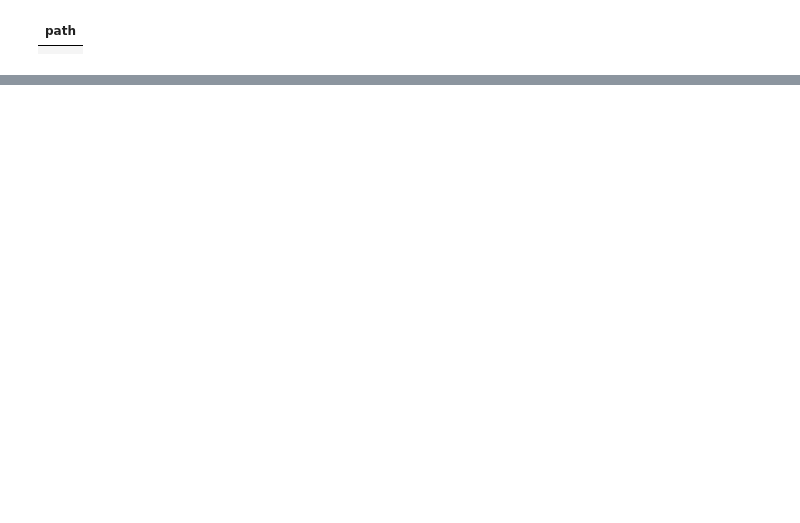
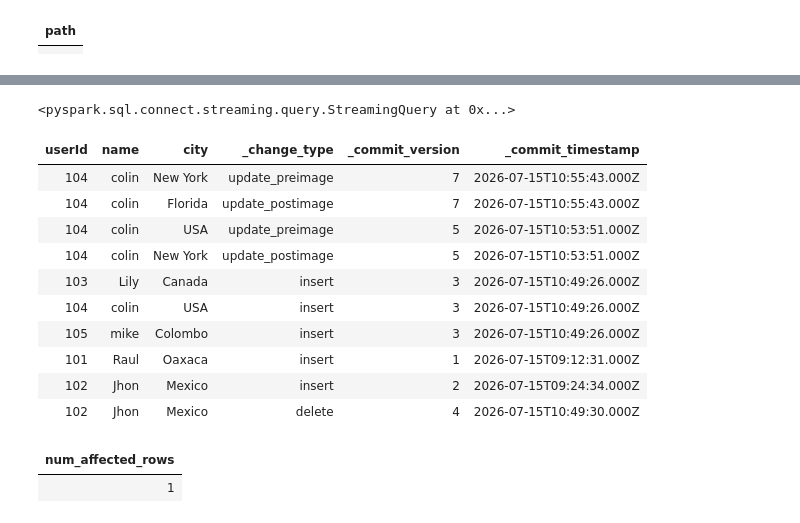
Before and after one commit to Sandutta2020/DataBricks_all, a Jupyter notebook: Implementing_CDF.ipynb, the cells around one changed output, grey strips where cells are left out. Saved outputs shown, nothing was run; the diff lists cells and outputs as text; code cells hidden in the pictures; blank space fills up the shorter version.

```diff
--- a/Implementing_CDF.ipynb
+++ b/Implementing_CDF.ipynb
@@ -355,0 +192,41 @@ select * from customers_updates
+# %%
+"""cdf_df = (spark.readStream
+               .format("delta")
+               .option("readChangeData", True)
+               .option("startingVersion", 5)
+               .table("customer_table"))
+
+display(cdf_df, checkpointLocation = "/Volumes/dbx_catalog/dbx_schema/cdf_checkpoint")"""
+
+spark.\
+    readStream.\
+        option("readChangeFeed", "true").\
+            option("startingVersion", 0).\
+                table("customer_source_table").\
+                    writeStream.\
+                        option("checkpointLocation", "/Volumes/cdc_catalog/cdc_schema/cdc_customer_vol_ckpoint").\
+                            trigger (availableNow=True).\
+                                table("customers_cdf")
+# %% [output]
+<pyspark.sql.connect.streaming.query.StreamingQuery at 0x...>
+# %%
+%sql
+select * from customers_cdf
+# %% [output]
+| userId | name | city | _change_type | _commit_version | _commit_timestamp |
+| 104 | colin | New York | update_preimage | 7 | 2026-07-15T10:55:43.000Z |
+| 104 | colin | Florida | update_postimage | 7 | 2026-07-15T10:55:43.000Z |
+| 104 | colin | USA | update_preimage | 5 | 2026-07-15T10:53:51.000Z |
+| 104 | colin | New York | update_postimage | 5 | 2026-07-15T10:53:51.000Z |
+| 103 | Lily | Canada | insert | 3 | 2026-07-15T10:49:26.000Z |
+| 104 | colin | USA | insert | 3 | 2026-07-15T10:49:26.000Z |
+| 105 | mike | Colombo | insert | 3 | 2026-07-15T10:49:26.000Z |
+| 101 | Raul | Oaxaca | insert | 1 | 2026-07-15T09:12:31.000Z |
+| 102 | Jhon | Mexico | insert | 2 | 2026-07-15T09:24:34.000Z |
+| 102 | Jhon | Mexico | delete | 4 | 2026-07-15T10:49:30.000Z |
+# %%
+%sql
+update customer_source_table set city='washington DC' where userId=103
+# %% [output]
+| num_affected_rows |
+| 1 |
```
Also changed, not shown: parts of 44 cells of this notebook.
